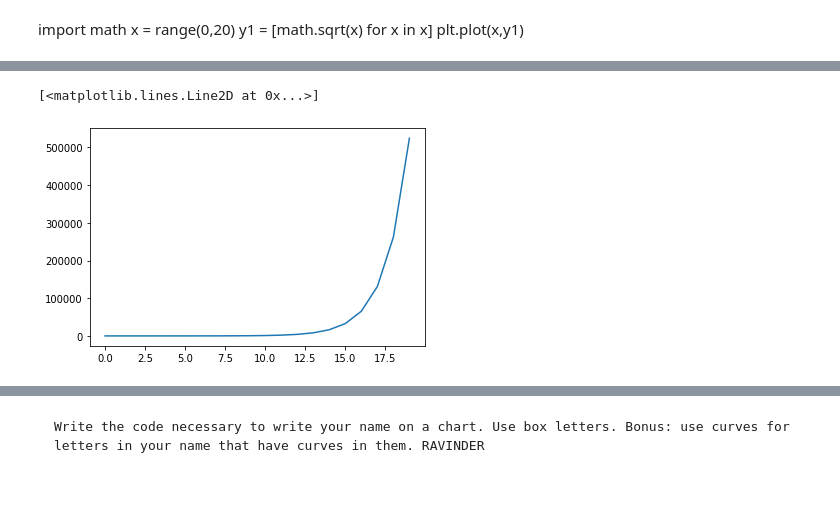
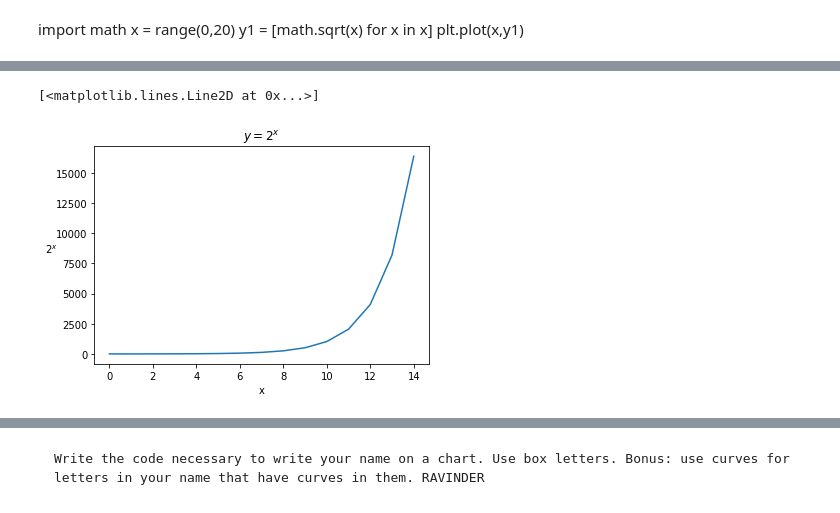
Before and after one commit to ravinder79/python-exercises, a Jupyter notebook: 4.8.2_matplotlib_exercises.ipynb, the cells around one changed output, grey strips where cells are left out. Drawn from its saved outputs; the diff is of its cells as text; code cells hidden in the pictures.

```diff
--- a/4.8.2_matplotlib_exercises.ipynb
+++ b/4.8.2_matplotlib_exercises.ipynb
@@ -53,7 +73,12 @@ plt.xlim(-5,5)
 # %%
-x = range(0,20)
+x = range(0,15)
 y4 = [2**x for x in x]
+plt.xlabel("x")
+plt.ylabel("$2^x$", rotation = 0)
+plt.title('$y = 2^x$')
+#plt.yscale('log')
+plt.yscale('linear')
 plt.plot(x,y4)
 # %% [output]
 [<matplotlib.lines.Line2D at 0x...>]
-[figure, old version]
+[figure, new version]
```
Also changed, not shown: parts of 8 cells of this notebook, 1 other file.
